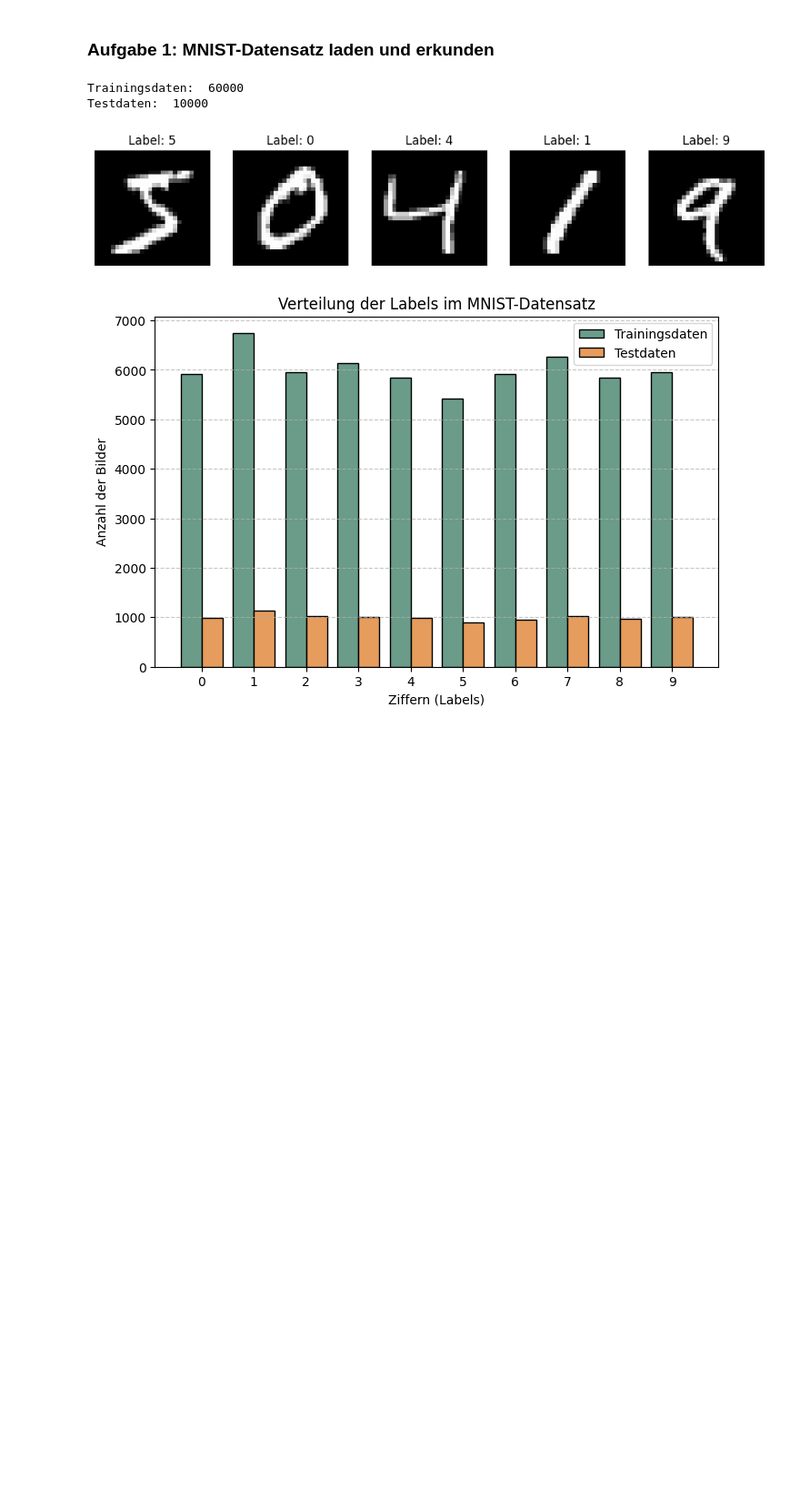
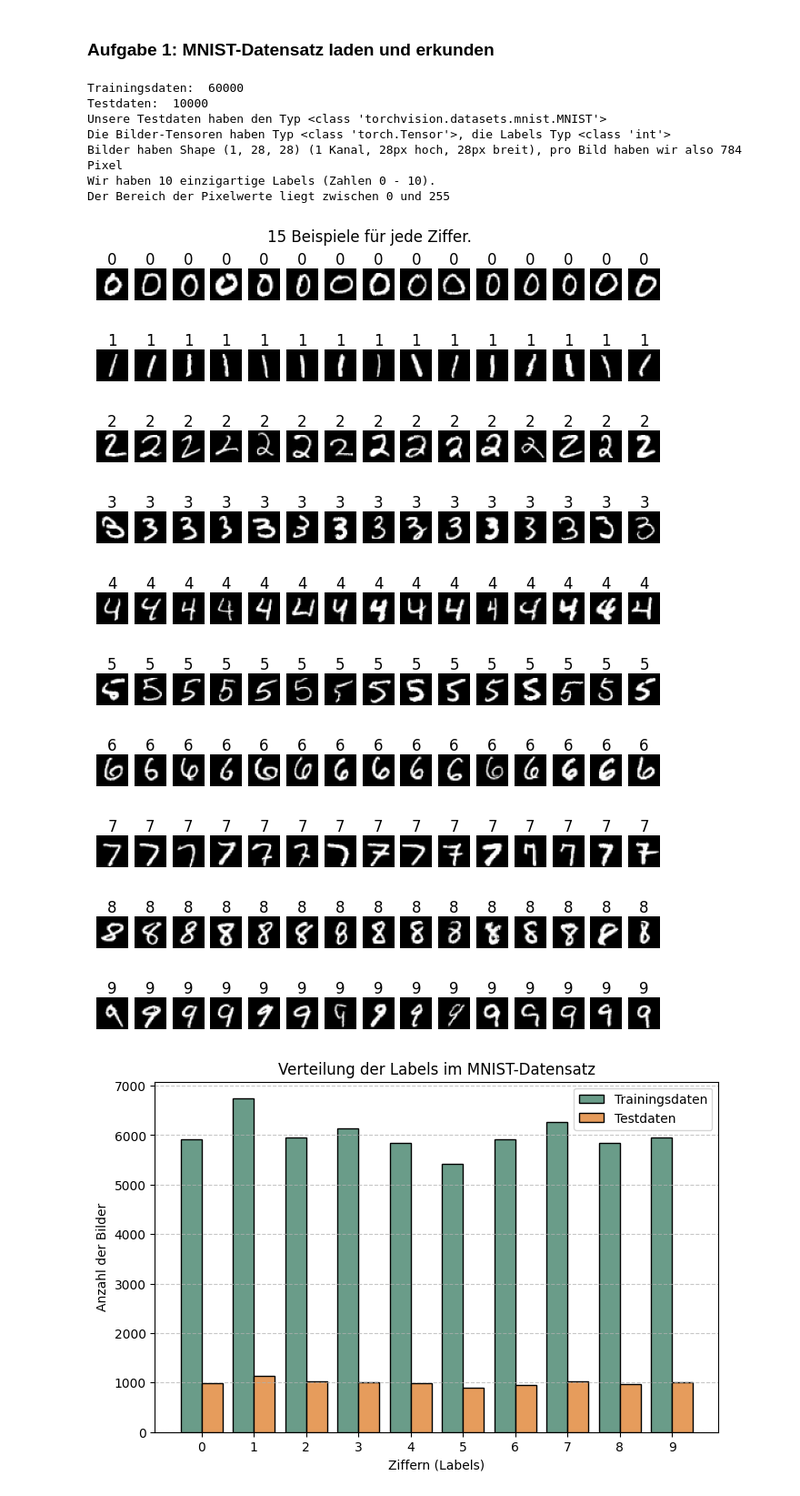
Before and after one commit to Steff72/vta_mc_1, a Jupyter notebook: vta_mc_1.ipynb, the cells around one changed output. Shown at 91% size. Cells and saved outputs as stored; diff of their text form; code cells hidden in the pictures; blank space fills up the shorter version.

```diff
--- a/vta_mc_1.ipynb
+++ b/vta_mc_1.ipynb
@@ -41,18 +41,56 @@ test_dataset  = datasets.MNIST(root='./data', train=False, download=True, transf
 
 print("Trainingsdaten: ", len(train_dataset))
 print("Testdaten: ", len(test_dataset))
+
+print(f"Unsere Testdaten haben den Typ {type(train_dataset)}")
+print(f"Die Bilder-Tensoren haben Typ {type(test_dataset[0][0])}, die Labels Typ {type(test_dataset[0][1])}")
+
+print(f"Bilder haben Shape {tuple(train_dataset[0][0].size())} (1 Kanal, 28px hoch, 28px breit), pro Bild haben wir also {1*28*28} Pixel")
+print(f"Wir haben {len(set(train_dataset.targets.tolist()))} einzigartige Labels (Zahlen 0 - 10).")
+print(f"Der Bereich der Pixelwerte liegt zwischen {np.min(train_dataset.data.tolist())} und {np.max(train_dataset.data.tolist())}")
 # %% [output]
 Trainingsdaten:  60000
 Testdaten:  10000
+Unsere Testdaten haben den Typ <class 'torchvision.datasets.mnist.MNIST'>
+Die Bilder-Tensoren haben Typ <class 'torch.Tensor'>, die Labels Typ <class 'int'>
+Bilder haben Shape (1, 28, 28) (1 Kanal, 28px hoch, 28px breit), pro Bild haben wir also 784 Pixel
+Wir haben 10 einzigartige Labels (Zahlen 0 - 10).
+Der Bereich der Pixelwerte liegt zwischen 0 und 255
 # %%
-# Visualisierung einige Beispiele aus dem Trainingsdatensatz
-fig, axes = plt.subplots(1, 5, figsize=(12,3))
-for i, ax in enumerate(axes):
-    img, label = train_dataset[i]
-    ax.imshow(img.squeeze(), cmap='gray')
-    ax.set_title(f"Label: {label}")
-    ax.axis('off')
+# Visualisierung von Beispielen aus dem Trainingsdatensatz
+show_how_many = 15
+
+
+for i in range(10):
+
+    number_to_show = i
+    nums = []
+    j = 0
+    while len(nums) < show_how_many:
+        img, label = test_dataset[j]
+        if label == number_to_show:
+            nums.append(img)
+        j += 1
+
+    fig, axes = plt.subplots(1, show_how_many, figsize=(8,2))
+    plt.subplots_adjust(hspace=-3)  # Adjust this value to control spacing
+    if i == 0:
+        plt.suptitle(f"{show_how_many} Beispiele für jede Ziffer.", y=.8)
+    for j, ax in enumerate(axes):
+        img = nums[j]
+        ax.imshow(img.squeeze(), cmap='gray')
+        ax.set_title(f"{label}", y=.9)
+        ax.axis('off')
 plt.show()
 # %% [output]
-[figure, old version]
+[figure, new version]
+[figure, added]
+[figure, added]
+[figure, added]
+[figure, added]
+[figure, added]
+[figure, added]
+[figure, added]
+[figure, added]
+[figure, added]
 # %%
```
Also changed, not shown: parts of 9 cells of this notebook, 1 other file.
